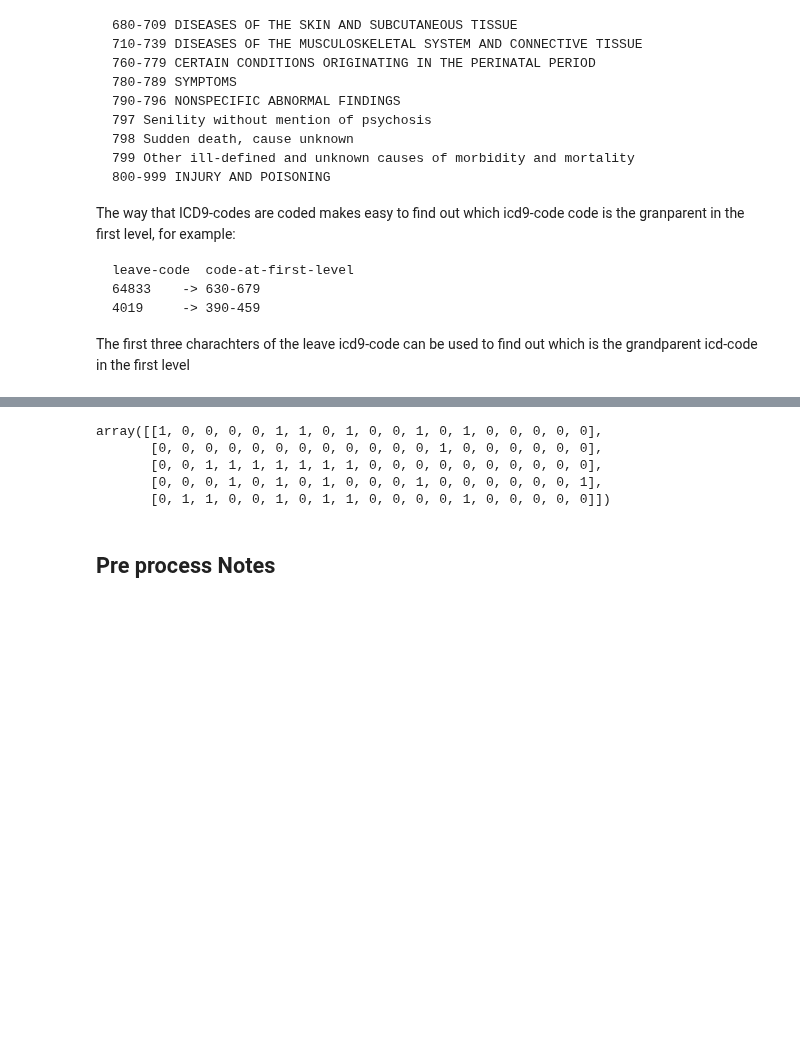
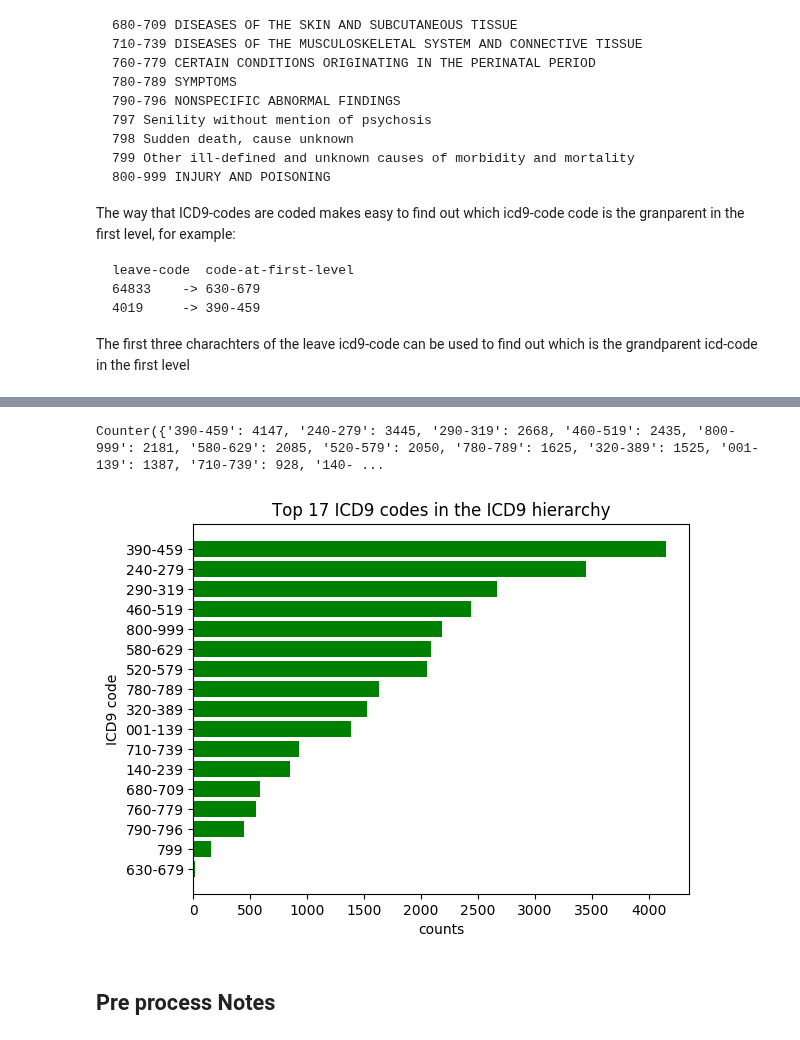
Before and after one commit to letslego/W266-ProjectMIMIC, a Jupyter notebook: pipeline/icd9_cnn_workbook.ipynb, the cells around one changed output, grey strips where cells are left out. Saved outputs shown, nothing was run; the diff lists cells and outputs as text; code cells hidden in the pictures; blank space fills up the shorter version.

```diff
--- a/pipeline/icd9_cnn_workbook.ipynb
+++ b/pipeline/icd9_cnn_workbook.ipynb
@@ -119 +123,27 @@ df.head(10)
+# %%
+#counts by icd9_codes
+icd9_codes = Counter()
+for label in df['ICD9']:
+    for icd9_code in label.split():
+        icd9_codes[icd9_code] += 1
+print icd9_codes
+# %% [output]
+Counter({'390-459': 4147, '240-279': 3445, '290-319': 2668, '460-519': 2435, '800-999': 2181, '580-629': 2085, '520-579': 2050, '780-789': 1625, '320-389': 1525, '001-139': 1387, '710-739': 928, '140- ...
+# %%
+codes_counts =icd9_codes.items()
+codes_counts.sort(key=itemgetter(1), reverse=True)
+icd9_labels, values = zip(*codes_counts)
+indexes = np.arange(len(icd9_labels))
+plt.rcdefaults()
+fig,ax = plt.subplots()
+ax.barh(indexes, values,  align='center', color='green', ecolor='black')
+ax.set_yticks(indexes)
+ax.set_yticklabels(icd9_labels)
+ax.invert_yaxis()  # labels read top-to-bottom
+ax.set_xlabel('counts')
+ax.set_ylabel('ICD9 code')
+ax.set_title('Top 17 ICD9 codes in the ICD9 hierarchy')
+plt.show()
+# %% [output]
+[figure, added]
 # %%
@@ -121,13 +151,5 @@ df.head(10)
 top_codes = ICD9_FIRST_LEVEL
 labels = vectorization.vectorize_icd_column(df, 'ICD9', top_codes)
-# %%
-labels[0:5]
-# %% [output]
-array([[1, 0, 0, 0, 0, 1, 1, 0, 1, 0, 0, 1, 0, 1, 0, 0, 0, 0, 0],
-       [0, 0, 0, 0, 0, 0, 0, 0, 0, 0, 0, 0, 1, 0, 0, 0, 0, 0, 0],
-       [0, 0, 1, 1, 1, 1, 1, 1, 1, 0, 0, 0, 0, 0, 0, 0, 0, 0, 0],
-       [0, 0, 0, 1, 0, 1, 0, 1, 0, 0, 0, 1, 0, 0, 0, 0, 0, 0, 1],
-       [0, 1, 1, 0, 0, 1, 0, 1, 1, 0, 0, 0, 0, 1, 0, 0, 0, 0, 0]])
 # %% [markdown]
 ## Pre process Notes
 # %%
```
Also changed, not shown: parts of 16 cells of this notebook, 4 other files.
